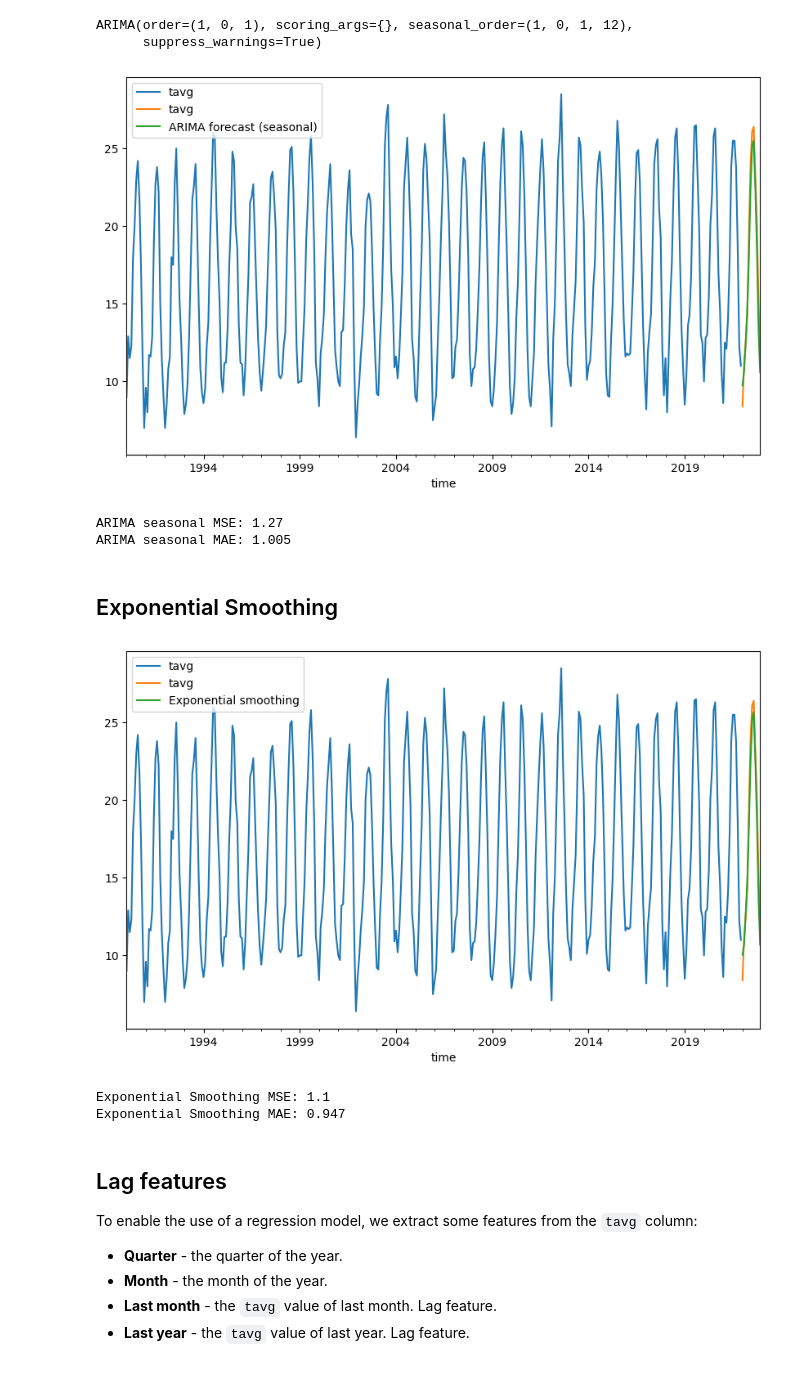
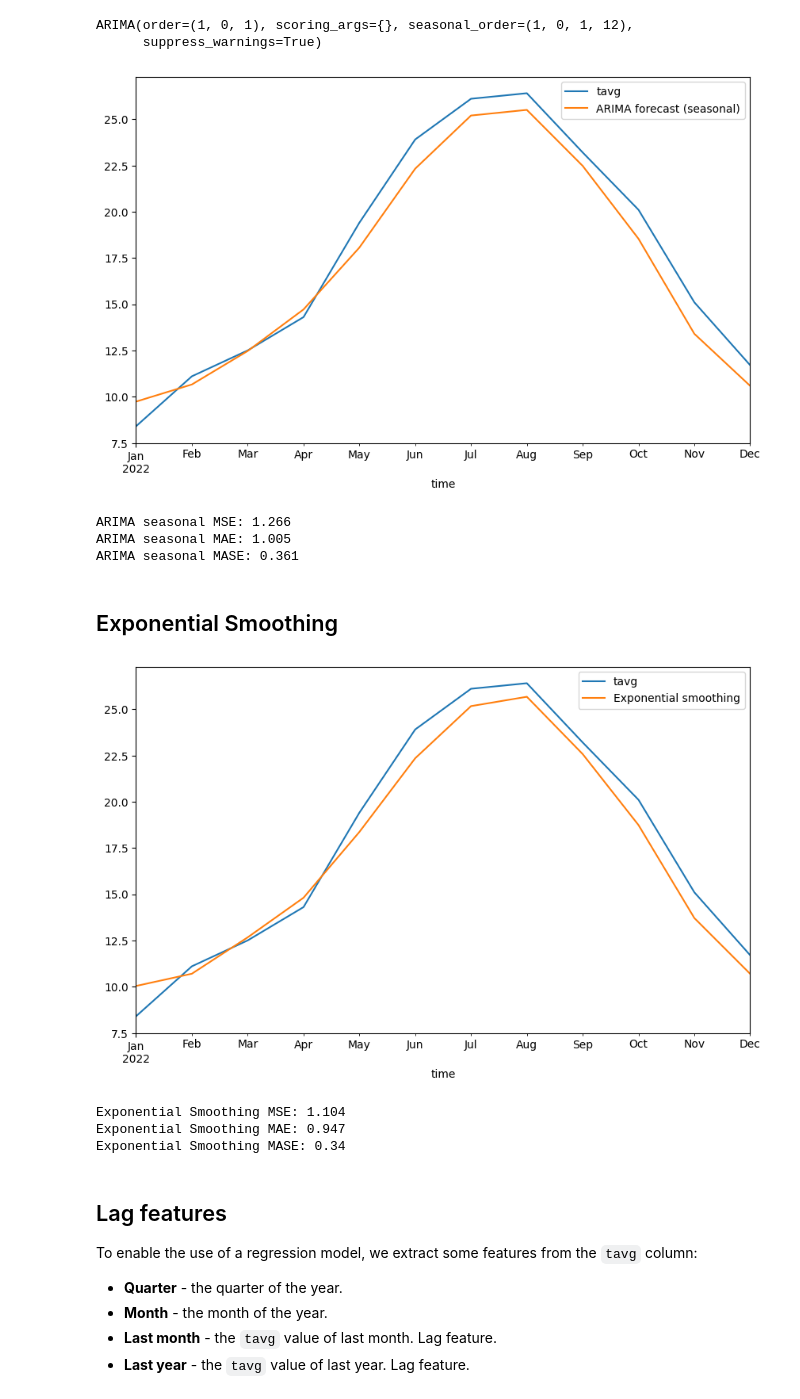
Before and after one commit to magnuis/ai_applied_to_engineering, a Jupyter notebook: assignment_2/tavg.ipynb, the cells around one changed output. Cells and saved outputs as stored; diff of their text form; code cells hidden in the pictures.

```diff
--- a/assignment_2/tavg.ipynb
+++ b/assignment_2/tavg.ipynb
@@ -134,17 +132,18 @@ ARIMA(order=(1, 0, 1), scoring_args={}, seasonal_order=(1, 0, 1, 12),
 forecast_seasonal = arima_seasonal.predict(n_periods=len(test))
 forecast_seasonal = pd.DataFrame(forecast_seasonal,index = test.index,columns=['ARIMA forecast (seasonal)'])
 # %%
-ax1 = train.plot()
-test.plot(ax=ax1)
+ax1 = test.plot()
 forecast_seasonal.plot(ax=ax1);
 # %% [output]
-[figure, old version]
+[figure, new version]
 # %%
-print('ARIMA seasonal MSE:', round(mean_squared_error(test, forecast_seasonal),2))
+print('ARIMA seasonal MSE:', round(mean_squared_error(test, forecast_seasonal),3))
 print('ARIMA seasonal MAE:', round(mean_absolute_error(test, forecast_seasonal),3))
+print('ARIMA seasonal MASE:', round(mean_absolute_scaled_error(y_true=test, y_pred=forecast_seasonal, y_train=data),3))
 # %% [output]
-ARIMA seasonal MSE: 1.27
+ARIMA seasonal MSE: 1.266
 ARIMA seasonal MAE: 1.005
+ARIMA seasonal MASE: 0.361
 # %% [markdown]
 ## Exponential Smoothing
 # %%
@@ -164,17 +161,18 @@ ES_forecast = ES_forecaster.forecast(12)
 
 ES_forecast = pd.DataFrame(ES_forecast, index = test.index,columns=['Exponential smoothing'])
 # %%
-ax1 = train.plot()
-test.plot(ax=ax1)
+ax1 = test.plot()
 ES_forecast.plot(ax=ax1);
 # %% [output]
-[figure, old version]
+[figure, new version]
 # %%
-print('Exponential Smoothing MSE:', round(mean_squared_error(test, ES_forecast),2))
+print('Exponential Smoothing MSE:', round(mean_squared_error(test, ES_forecast),3))
 print('Exponential Smoothing MAE:', round(mean_absolute_error(test, ES_forecast),3))
+print('Exponential Smoothing MASE:', round(mean_absolute_scaled_error(y_true=test, y_pred=ES_forecast, y_train=data),3))
 # %% [output]
-Exponential Smoothing MSE: 1.1
+Exponential Smoothing MSE: 1.104
 Exponential Smoothing MAE: 0.947
+Exponential Smoothing MASE: 0.34
 # %% [markdown]
 ## Lag features
 
```
Also changed, not shown: parts of 11 cells of this notebook, 5 other files.
